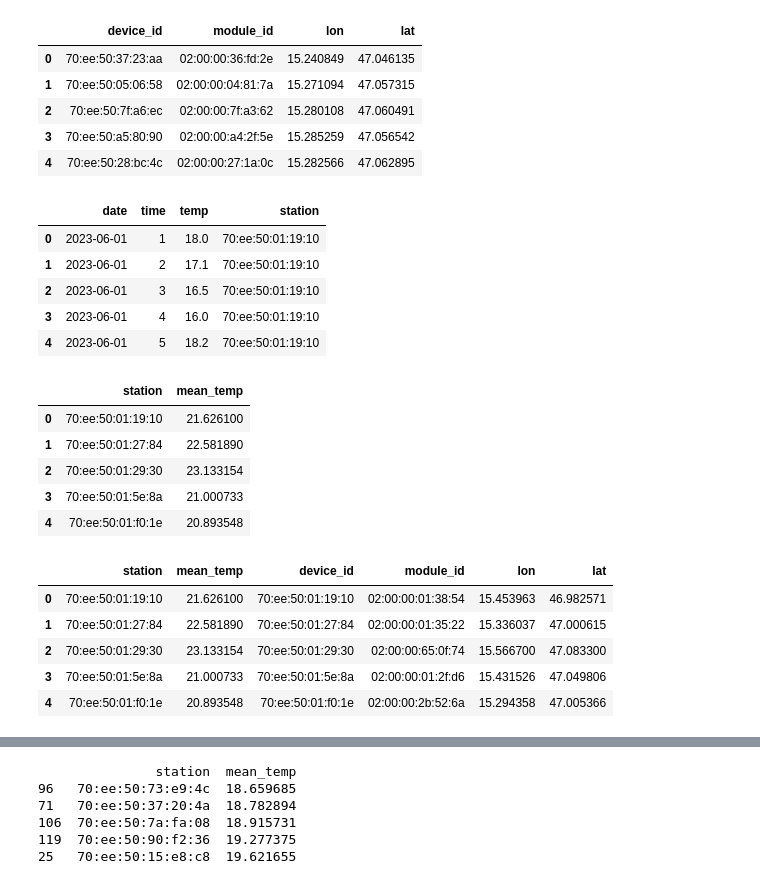
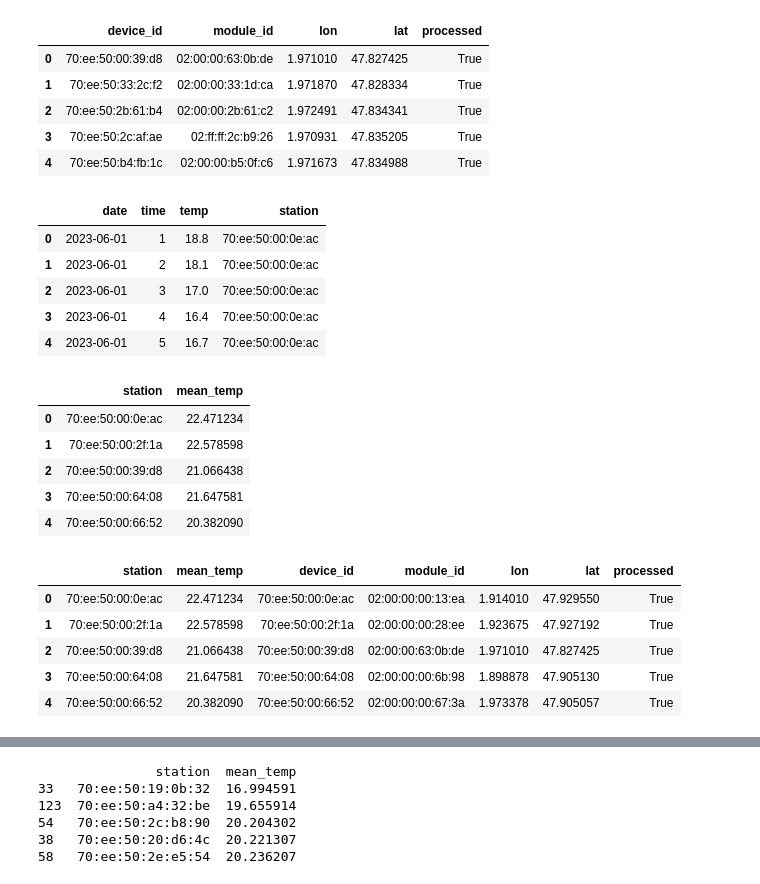
Before and after one commit to ayubero/uhi, a Jupyter notebook: notebooks/visualize_temperatures.ipynb, the cells around one changed output, grey strips where cells are left out. Drawn from its saved outputs; the diff is of its cells as text; code cells hidden in the pictures.

```diff
--- a/notebooks/visualize_temperatures.ipynb
+++ b/notebooks/visualize_temperatures.ipynb
@@ -3,47 +3,47 @@ import pandas as pd
 import folium
 from pyproj import Transformer
 # %%
-city = 'graz'
+city = 'orleans'
 stations = pd.read_csv('../data/' + city + '/stations/netatmo_stations.csv', delimiter=',')
 stations.head()
 # %% [output]
-|  | device_id | module_id | lon | lat |
-| 0 | 70:ee:50:37:23:aa | 02:00:00:36:fd:2e | 15.240849 | 47.046135 |
-| 1 | 70:ee:50:05:06:58 | 02:00:00:04:81:7a | 15.271094 | 47.057315 |
-| 2 | 70:ee:50:7f:a6:ec | 02:00:00:7f:a3:62 | 15.280108 | 47.060491 |
-| 3 | 70:ee:50:a5:80:90 | 02:00:00:a4:2f:5e | 15.285259 | 47.056542 |
-| 4 | 70:ee:50:28:bc:4c | 02:00:00:27:1a:0c | 15.282566 | 47.062895 |
+|  | device_id | module_id | lon | lat | processed |
+| 0 | 70:ee:50:00:39:d8 | 02:00:00:63:0b:de | 1.971010 | 47.827425 | True |
+| 1 | 70:ee:50:33:2c:f2 | 02:00:00:33:1d:ca | 1.971870 | 47.828334 | True |
+| 2 | 70:ee:50:2b:61:b4 | 02:00:00:2b:61:c2 | 1.972491 | 47.834341 | True |
+| 3 | 70:ee:50:2c:af:ae | 02:ff:ff:2c:b9:26 | 1.970931 | 47.835205 | True |
+| 4 | 70:ee:50:b4:fb:1c | 02:00:00:b5:0f:c6 | 1.971673 | 47.834988 | True |
 # %%
 df = pd.read_csv('../data/' + city + '/stations/temperatures.csv', delimiter=',')
 df.head()
 # %% [output]
 |  | date | time | temp | station |
-| 0 | 2023-06-01 | 1 | 18.0 | 70:ee:50:01:19:10 |
-| 1 | 2023-06-01 | 2 | 17.1 | 70:ee:50:01:19:10 |
-| 2 | 2023-06-01 | 3 | 16.5 | 70:ee:50:01:19:10 |
-| 3 | 2023-06-01 | 4 | 16.0 | 70:ee:50:01:19:10 |
-| 4 | 2023-06-01 | 5 | 18.2 | 70:ee:50:01:19:10 |
+| 0 | 2023-06-01 | 1 | 18.8 | 70:ee:50:00:0e:ac |
+| 1 | 2023-06-01 | 2 | 18.1 | 70:ee:50:00:0e:ac |
+| 2 | 2023-06-01 | 3 | 17.0 | 70:ee:50:00:0e:ac |
+| 3 | 2023-06-01 | 4 | 16.4 | 70:ee:50:00:0e:ac |
+| 4 | 2023-06-01 | 5 | 16.7 | 70:ee:50:00:0e:ac |
 # %%
 mean_temp = df.groupby('station')['temp'].mean().reset_index()
 mean_temp.columns = ['station', 'mean_temp']
 mean_temp.head()
 # %% [output]
 |  | station | mean_temp |
-| 0 | 70:ee:50:01:19:10 | 21.626100 |
-| 1 | 70:ee:50:01:27:84 | 22.581890 |
-| 2 | 70:ee:50:01:29:30 | 23.133154 |
-| 3 | 70:ee:50:01:5e:8a | 21.000733 |
-| 4 | 70:ee:50:01:f0:1e | 20.893548 |
+| 0 | 70:ee:50:00:0e:ac | 22.471234 |
+| 1 | 70:ee:50:00:2f:1a | 22.578598 |
+| 2 | 70:ee:50:00:39:d8 | 21.066438 |
+| 3 | 70:ee:50:00:64:08 | 21.647581 |
+| 4 | 70:ee:50:00:66:52 | 20.382090 |
 # %%
 plot_df = mean_temp.merge(stations, left_on='station', right_on='device_id')
 plot_df.head()
 # %% [output]
-|  | station | mean_temp | device_id | module_id | lon | lat |
-| 0 | 70:ee:50:01:19:10 | 21.626100 | 70:ee:50:01:19:10 | 02:00:00:01:38:54 | 15.453963 | 46.982571 |
-| 1 | 70:ee:50:01:27:84 | 22.581890 | 70:ee:50:01:27:84 | 02:00:00:01:35:22 | 15.336037 | 47.000615 |
-| 2 | 70:ee:50:01:29:30 | 23.133154 | 70:ee:50:01:29:30 | 02:00:00:65:0f:74 | 15.566700 | 47.083300 |
-| 3 | 70:ee:50:01:5e:8a | 21.000733 | 70:ee:50:01:5e:8a | 02:00:00:01:2f:d6 | 15.431526 | 47.049806 |
-| 4 | 70:ee:50:01:f0:1e | 20.893548 | 70:ee:50:01:f0:1e | 02:00:00:2b:52:6a | 15.294358 | 47.005366 |
+|  | station | mean_temp | device_id | module_id | lon | lat | processed |
+| 0 | 70:ee:50:00:0e:ac | 22.471234 | 70:ee:50:00:0e:ac | 02:00:00:00:13:ea | 1.914010 | 47.929550 | True |
+| 1 | 70:ee:50:00:2f:1a | 22.578598 | 70:ee:50:00:2f:1a | 02:00:00:00:28:ee | 1.923675 | 47.927192 | True |
+| 2 | 70:ee:50:00:39:d8 | 21.066438 | 70:ee:50:00:39:d8 | 02:00:00:63:0b:de | 1.971010 | 47.827425 | True |
+| 3 | 70:ee:50:00:64:08 | 21.647581 | 70:ee:50:00:64:08 | 02:00:00:00:6b:98 | 1.898878 | 47.905130 | True |
+| 4 | 70:ee:50:00:66:52 | 20.382090 | 70:ee:50:00:66:52 | 02:00:00:00:67:3a | 1.973378 | 47.905057 | True |
 # %%
 from branca.colormap import LinearColormap
 
@@ -87,8 +87,8 @@ lowest = (mean_temp.sort_values('mean_temp').head(5))
 print(lowest)
 # %% [output]
                station  mean_temp
-96   70:ee:50:73:e9:4c  18.659685
-71   70:ee:50:37:20:4a  18.782894
-106  70:ee:50:7a:fa:08  18.915731
-119  70:ee:50:90:f2:36  19.277375
-25   70:ee:50:15:e8:c8  19.621655
+33   70:ee:50:19:0b:32  16.994591
+123  70:ee:50:a4:32:be  19.655914
+54   70:ee:50:2c:b8:90  20.204302
+38   70:ee:50:20:d6:4c  20.221307
+58   70:ee:50:2e:e5:54  20.236207
```
Also changed, not shown: 17 other files.
